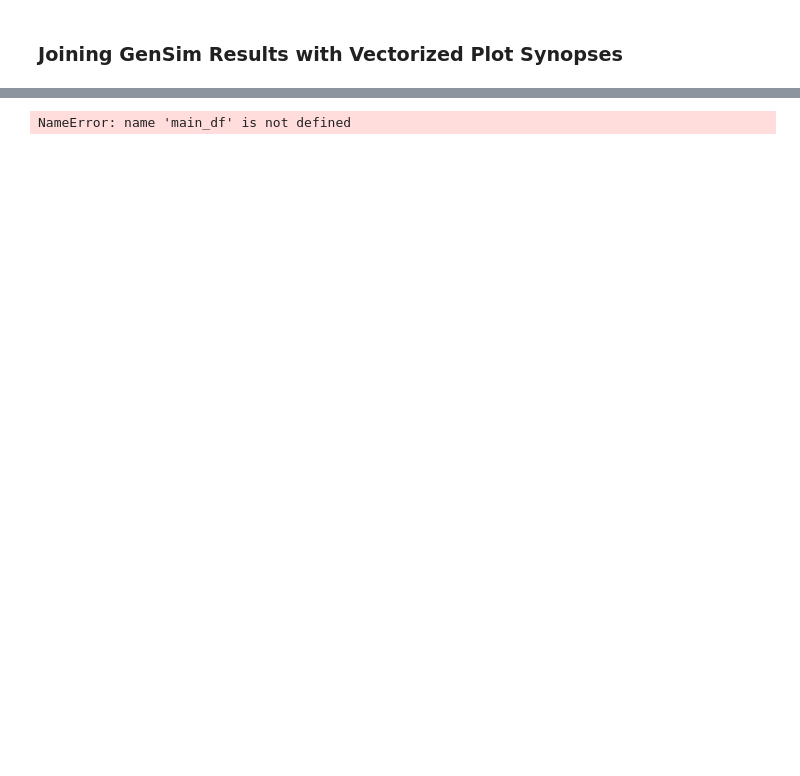
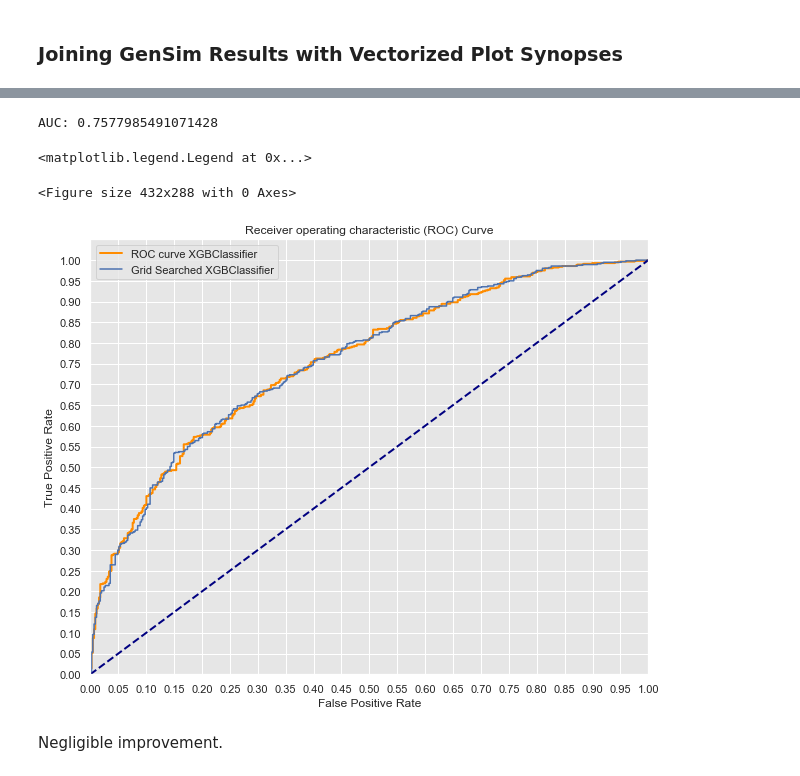
Before and after one commit to emmabernstein1/Good-Movie-Bad-Movie, a Jupyter notebook: good_film_bad_film.ipynb, the cells around one changed output, grey strips where cells are left out. Drawn from its saved outputs; the diff is of its cells as text; code cells hidden in the pictures; blank space fills up the shorter version.

```diff
--- a/good_film_bad_film.ipynb
+++ b/good_film_bad_film.ipynb
@@ -588,0 +562,7 @@ grid_adc.best_params_
+# %%
+clf = GaussianNB()
+clf.fit(X_train_pca, y_train)
+y_preds = clf.predict(pd.DataFrame(svd.transform(X_test)))
+print(metrics.classification_report(y_test, y_preds))
+test_accuracy = accuracy_score(y_test,y_preds)
+print("Test accuracy: {:.4}%".format(test_accuracy * 100))
@@ -588,0 +597,4 @@ grid_adc.best_params_
+# %%
+y_score = clf.predict_proba(X_test)
+fpr, tpr, thresholds = roc_curve(y_test, y_score[:,1])
+print('AUC: {}'.format(auc(fpr, tpr)))
@@ -608,14 +686,0 @@ print("Test accuracy: {:.4}%".format(test_accuracy * 100))
-# %%
-import seaborn as sns
-sns.set(style='ticks', color_codes=True)
-import matplotlib.pyplot as plt
-%matplotlib inline
-import scipy.stats as stats
-import statsmodels.api as sm
-from statsmodels.formula.api import ols
-# %%
-#Creating multi-scatter plot
-main_corr= main_df.drop(['binary_target'], axis=1).iloc[:,:]
-pd.plotting.scatter_matrix(main_corr, figsize=[15,15]);
-# %% [output]
-NameError: name 'main_df' is not defined
@@ -628,2 +687,32 @@ sns.heatmap(main_corr.corr(), center=0);
-# %% [markdown]
-#
+# %%
+y_score = grid_adc.predict_proba(X_test)
+fpr_gs, tpr_gs, thresholds = roc_curve(y_test, y_score[:,1])
+print('AUC: {}'.format(auc(fpr_gs, tpr_gs)))
+# %% [output]
+AUC: 0.7577985491071428
+# %%
+plt.figure(0).clf()
+plt.figure(figsize=(10,8))
+lw = 2
+
+plt.plot(fpr, tpr, color='darkorange',
+         lw=lw, label='ROC curve XGBClassifier')
+plt.plot(fpr_gs,tpr_gs,
+         label='Grid Searched XGBClassifier')
+
+plt.plot([0, 1], [0, 1], color='navy', lw=lw, linestyle='--')
+plt.xlim([0.0, 1.0])
+plt.ylim([0.0, 1.05])
+plt.yticks([i/20.0 for i in range(21)])
+plt.xticks([i/20.0 for i in range(21)])
+plt.xlabel('False Positive Rate')
+plt.ylabel('True Positive Rate')
+plt.title('Receiver operating characteristic (ROC) Curve')
+plt.legend(loc="lower right")
+plt.legend(loc=0)
+# %% [output]
+<matplotlib.legend.Legend at 0x...>
+<Figure size 432x288 with 0 Axes>
+[figure, added]
+# %% [markdown]
+Negligible improvement.
```
Also changed, not shown: parts of 56 cells of this notebook.
